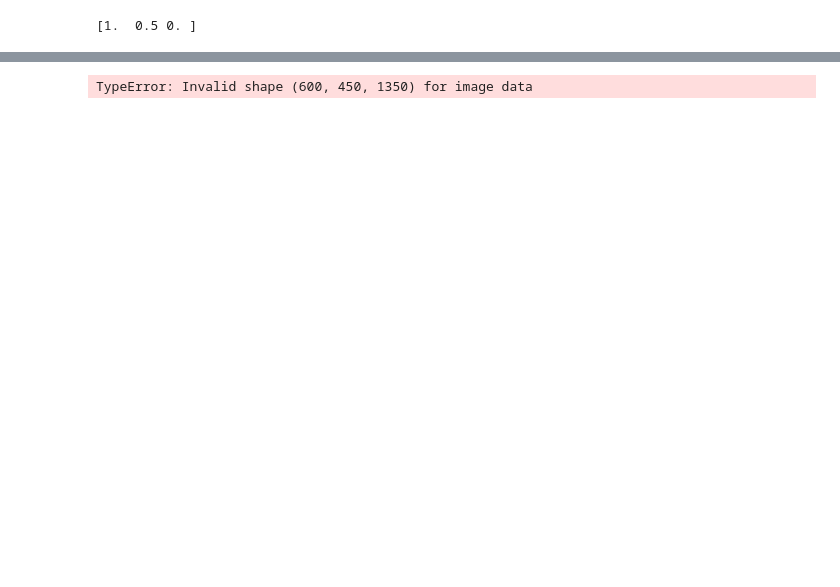
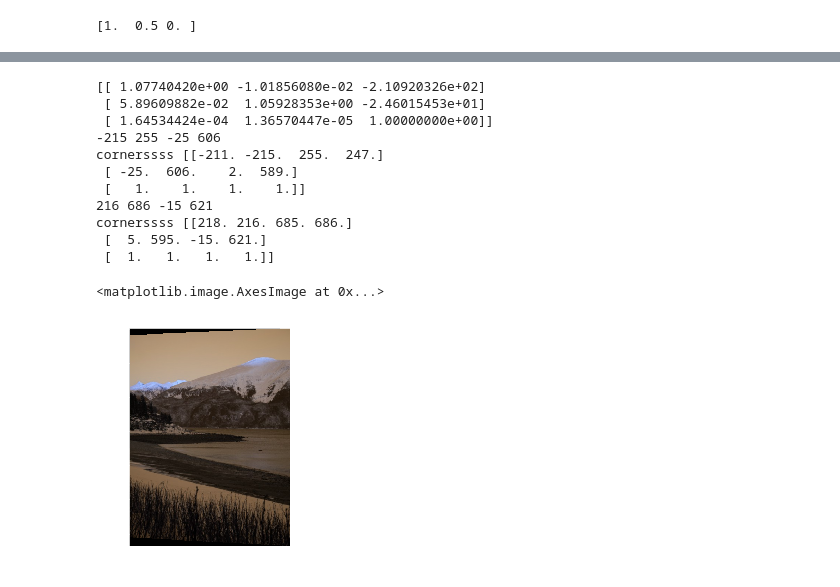
Before and after one commit to shortstheory/cis581-3a, a Jupyter notebook: newPlayground.ipynb, the cells around one changed output, grey strips where cells are left out. Drawn from its saved outputs; the diff is of its cells as text; code cells hidden in the pictures; blank space fills up the shorter version.

```diff
--- a/newPlayground.ipynb
+++ b/newPlayground.ipynb
@@ -100,4 +96,19 @@ plt.imshow(r.astype('int'))
-# %%
-plt.imshow(g)
-# %% [output]
-TypeError: Invalid shape (600, 450, 1350) for image data
+# %%
+plt.imshow(img1)
+print(HLM)
+plt.imshow(getHomographedImg(img1,HLM).astype('int'))
+plt.imshow(getHomographedImg(img2,np.linalg.inv(HMR)).astype('int'))
+# %% [output]
+[[ 1.07740420e+00 -1.01856080e-02 -2.10920326e+02]
+ [ 5.89609882e-02  1.05928353e+00 -2.46015453e+01]
+ [ 1.64534424e-04  1.36570447e-05  1.00000000e+00]]
+-215 255 -25 606
+cornerssss [[-211. -215.  255.  247.]
+ [ -25.  606.    2.  589.]
+ [   1.    1.    1.    1.]]
+216 686 -15 621
+cornerssss [[218. 216. 685. 686.]
+ [  5. 595. -15. 621.]
+ [  1.   1.   1.   1.]]
+<matplotlib.image.AxesImage at 0x...>
+[figure, added]
```
Also changed, not shown: parts of 4 cells of this notebook, 3 other files.
